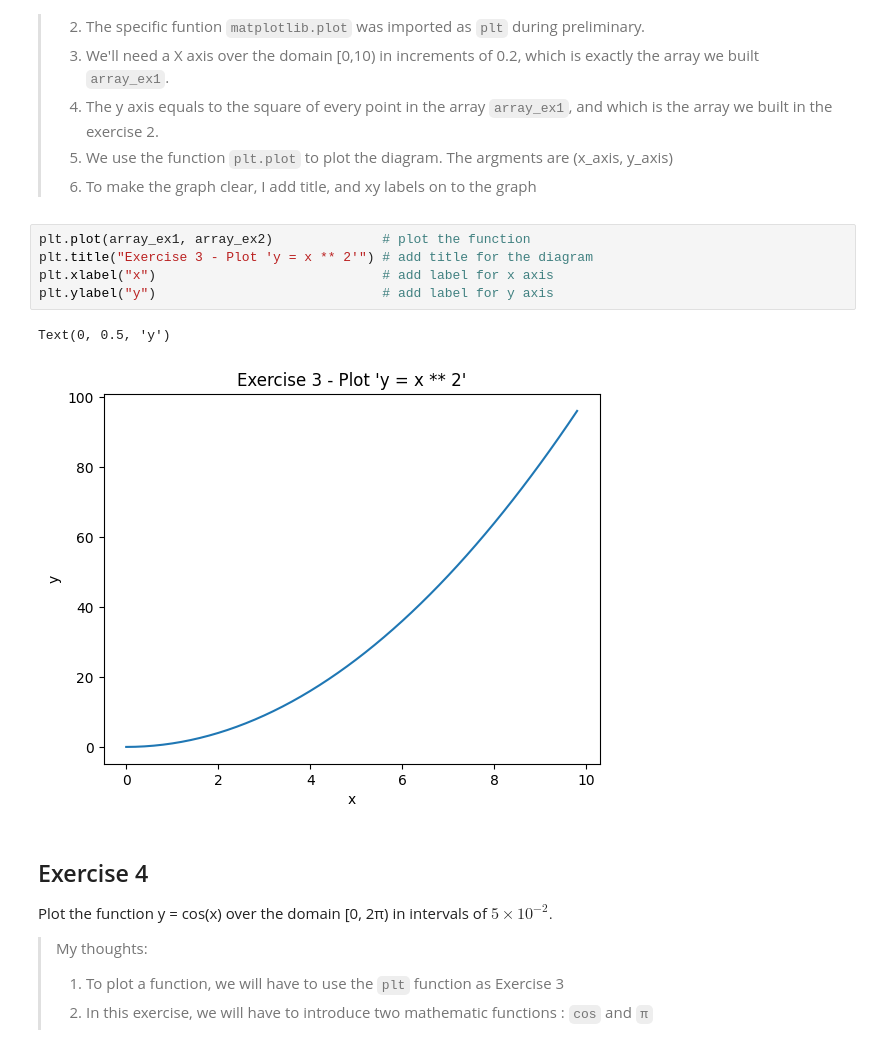
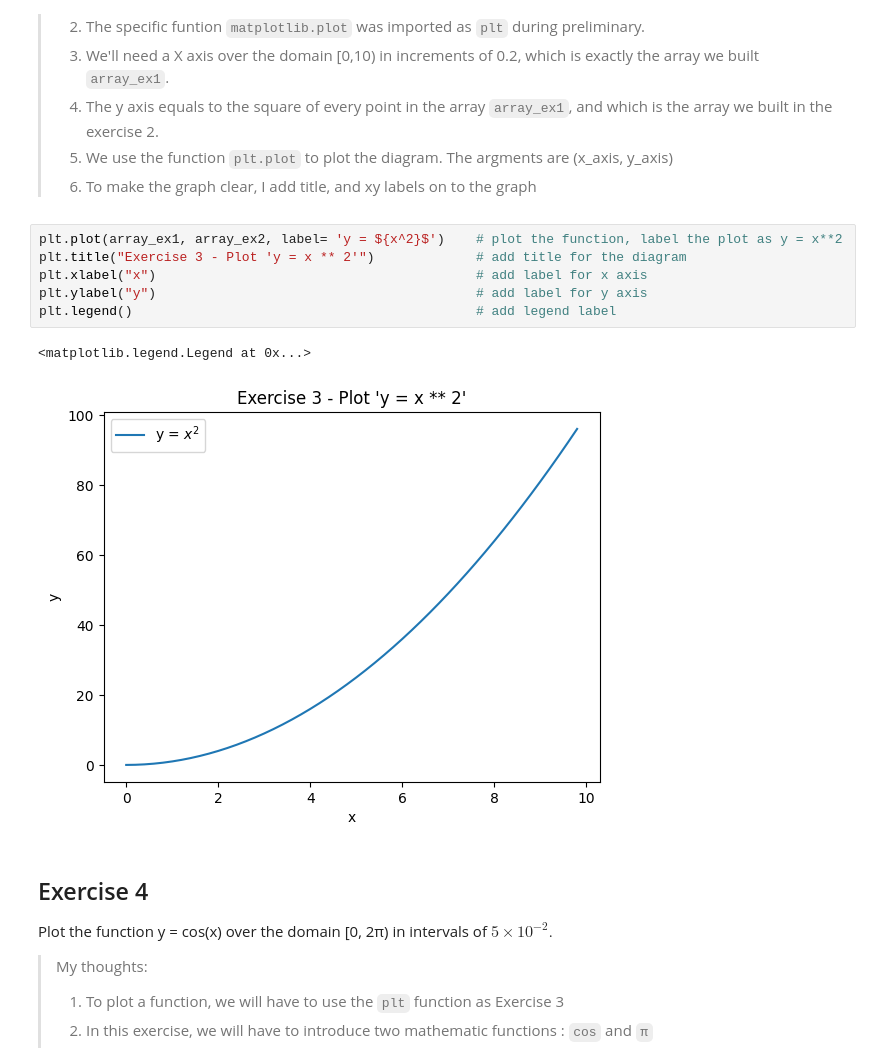
Before and after one commit to izero0324/Scientific-Computing-For-Finance, a Jupyter notebook: lab4/lab4.ipynb, the cells around one changed output. Drawn from its saved outputs; the diff is of its cells as text.

```diff
--- a/lab4/lab4.ipynb
+++ b/lab4/lab4.ipynb
@@ -80,13 +80,14 @@ Plot the function y = x ** 2 over the domain [0, 10) in increments of 0.2.
 > 5. We use the function `plt.plot` to plot the diagram. The argments are (x_axis, y_axis)
 > 6. To make the graph clear, I add title, and xy labels on to the graph
 # %%
-plt.plot(array_ex1, array_ex2)              # plot the function
-plt.title("Exercise 3 - Plot 'y = x ** 2'") # add title for the diagram
-plt.xlabel("x")                             # add label for x axis
-plt.ylabel("y")                             # add label for y axis
+plt.plot(array_ex1, array_ex2, label= 'y = ${x^2}$')    # plot the function, label the plot as y = x**2
+plt.title("Exercise 3 - Plot 'y = x ** 2'")             # add title for the diagram
+plt.xlabel("x")                                         # add label for x axis
+plt.ylabel("y")                                         # add label for y axis
+plt.legend()                                            # add legend label
 # %% [output]
-Text(0, 0.5, 'y')
+<matplotlib.legend.Legend at 0x...>
-[figure, old version]
+[figure, new version]
 # %% [markdown]
 ## Exercise 4
 Plot the function y = cos(x) over the domain [0, 2π) in intervals of $ 5 × {10 ^ {− 2}}. $
```
Also changed, not shown: parts of 19 cells of this notebook.
